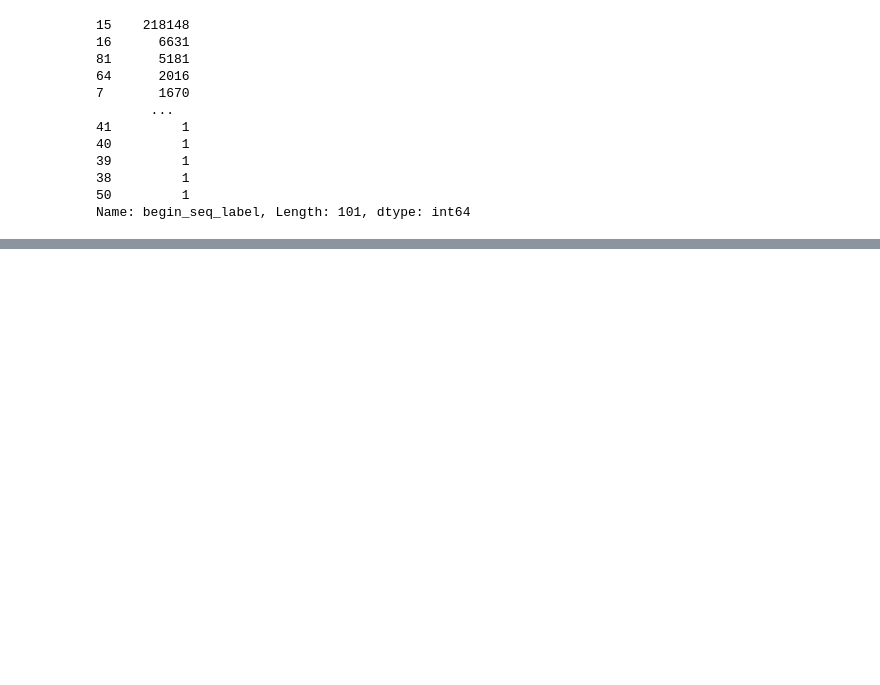
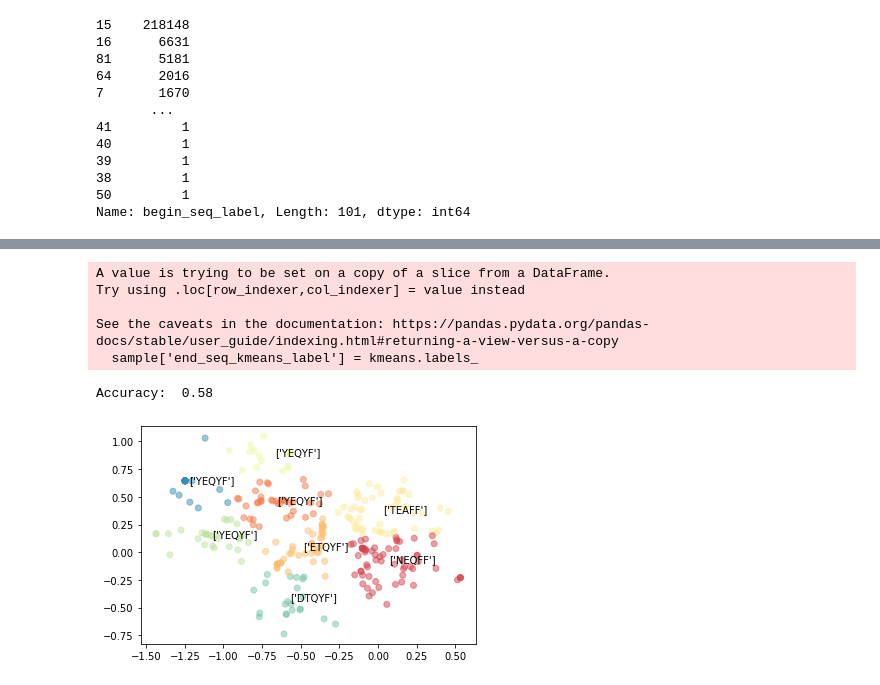
Before and after one commit to yanismiraoui/M4R-Project-Notebooks, a Jupyter notebook: AE_relevance.ipynb, the cells around one changed output, grey strips where cells are left out. Drawn from its saved outputs; the diff is of its cells as text; code cells hidden in the pictures; blank space fills up the shorter version.

```diff
--- a/AE_relevance.ipynb
+++ b/AE_relevance.ipynb
@@ -200,3 +203,32 @@ plt.show()
+# %%
+from sklearn.cluster import KMeans
+k = 8
+kmeans = KMeans(n_clusters=k, random_state=0).fit(X_test_encode[:N])
+labels = pd.Series(kmeans.labels_)
+rgb_values = sns.color_palette("Spectral", k)
+col_kmeans = labels.apply(lambda x: rgb_values[x])
+sample = df[:N]
+sample['end_seq_kmeans_label'] = kmeans.labels_
+label_dict = {}
+for cluster in range(k):
+    label = sample[sample['end_seq_kmeans_label'] == cluster]['end_seq_label'].value_counts().index[0]
+    label_dict[cluster] = label
+
+print("Accuracy: ", sum([label_dict[x] == y for x,y in zip(sample['end_seq_kmeans_label'], sample['end_seq_label'])])/len(sample))
+plt.scatter(X_test_encode[:,0], X_test_encode[:,1], color=col_kmeans, alpha=0.5)
+centroids = kmeans.cluster_centers_
+u_labels = np.unique(label)
+for cluster in range(k):
+    plt.text(centroids[cluster,0], centroids[cluster,1], end_encoder.inverse_transform([label_dict[cluster]]), fontsize=10)
+plt.show()
+# %% [output]
+A value is trying to be set on a copy of a slice from a DataFrame.
+Try using .loc[row_indexer,col_indexer] = value instead
+
+See the caveats in the documentation: https://pandas.pydata.org/pandas-docs/stable/user_guide/indexing.html#returning-a-view-versus-a-copy
+  sample['end_seq_kmeans_label'] = kmeans.labels_
+Accuracy:  0.58
+[figure, added]
 # %%
 df["end_seq_label"] = df["CDR3_al"].apply(lambda x: x[17:])
 end_labels = []
```
Also changed, not shown: parts of 11 cells of this notebook, 2 other files.
